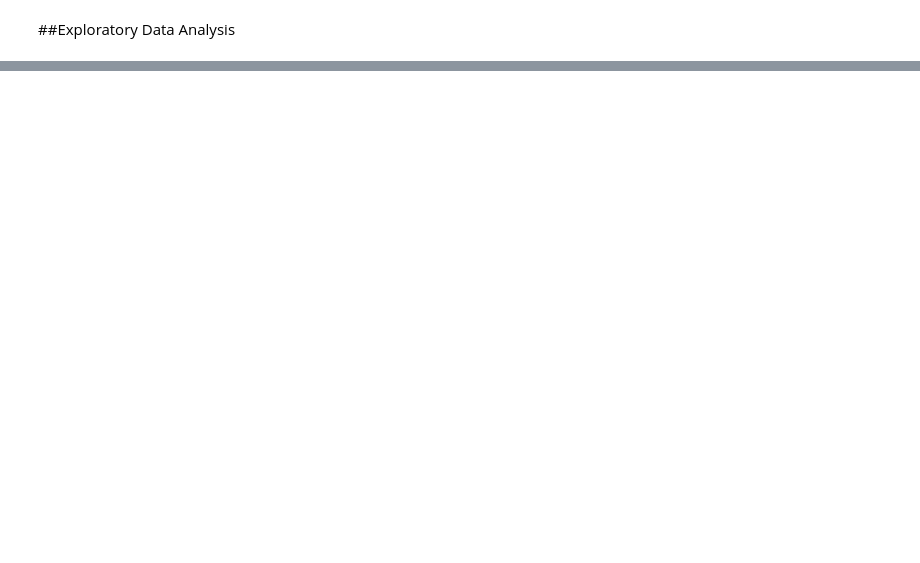
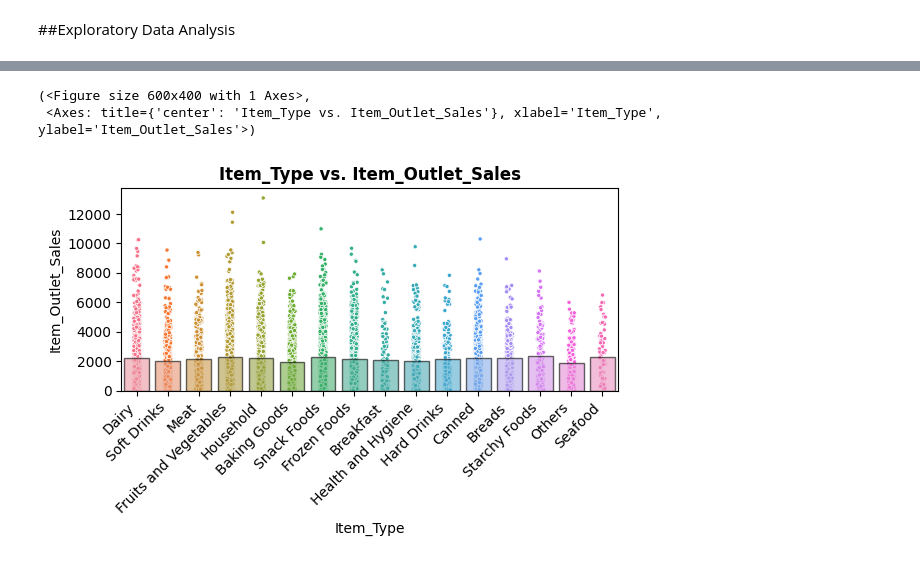
Before and after one commit to Jeze2/Prediction-of-product-sales, a Jupyter notebook: Prediction of Product Sales.ipynb, the cells around one changed output, grey strips where cells are left out. Saved outputs shown, nothing was run; the diff lists cells and outputs as text; code cells hidden in the pictures; blank space fills up the shorter version.

```diff
--- a/Prediction of Product Sales.ipynb
+++ b/Prediction of Product Sales.ipynb
@@ -212,2 +382,7 @@ ax.tick_params(axis='x', rotation=90)
 # %% [markdown]
 ##Exploratory Data Analysis
+# %%
+# Keep onLy required columns
+use_cols = ['Item_Type', 'Item_MRP', 'Outlet_Location_Type', 'Outlet_Type',  'Item_Fat_Content','Outlet_Size','Item_Weight','Item_Outlet_Sales']
+df = df[use_cols]
+df
@@ -213,0 +428,4 @@ ax.tick_params(axis='x', rotation=90)
+# %%
+# Confirming the dtype to select correct EDA function
+feature = "Item_Type"
+df[feature].dtype
@@ -213,0 +465,7 @@ ax.tick_params(axis='x', rotation=90)
+# %%
+# Run the appropriate feature vs. target function (based on dtype)
+plot_categorical_vs_target(df, feature,'Item_Outlet_Sales')
+# %% [output]
+(<Figure size 600x400 with 1 Axes>,
+ <Axes: title={'center': 'Item_Type vs. Item_Outlet_Sales'}, xlabel='Item_Type', ylabel='Item_Outlet_Sales'>)
+[figure, added]
```
Also changed, not shown: parts of 61 cells of this notebook.
